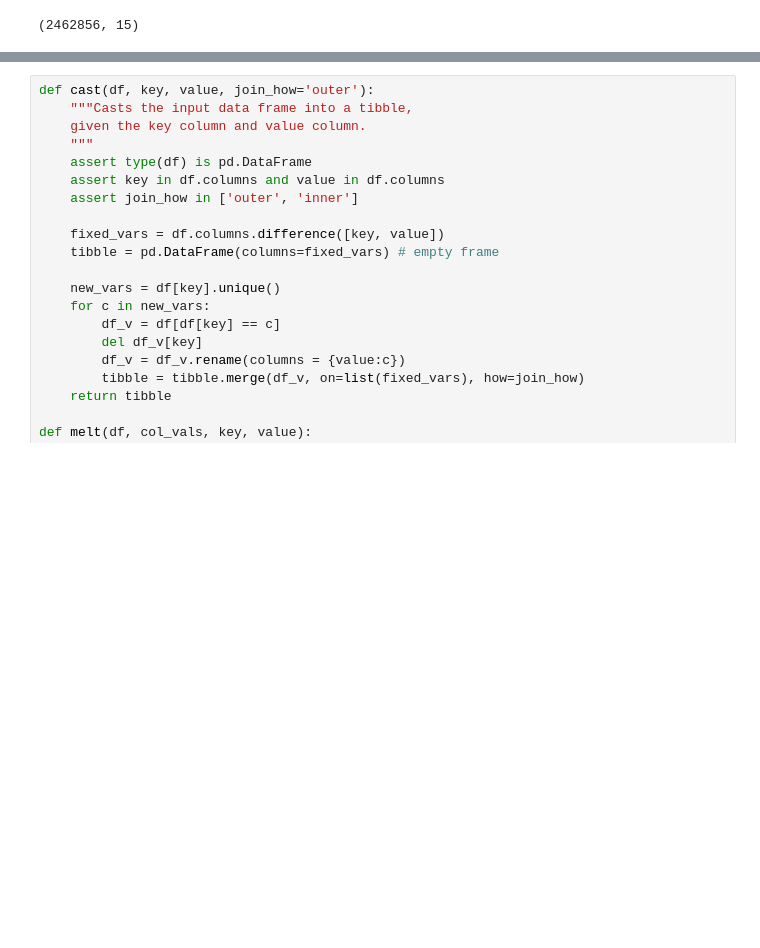
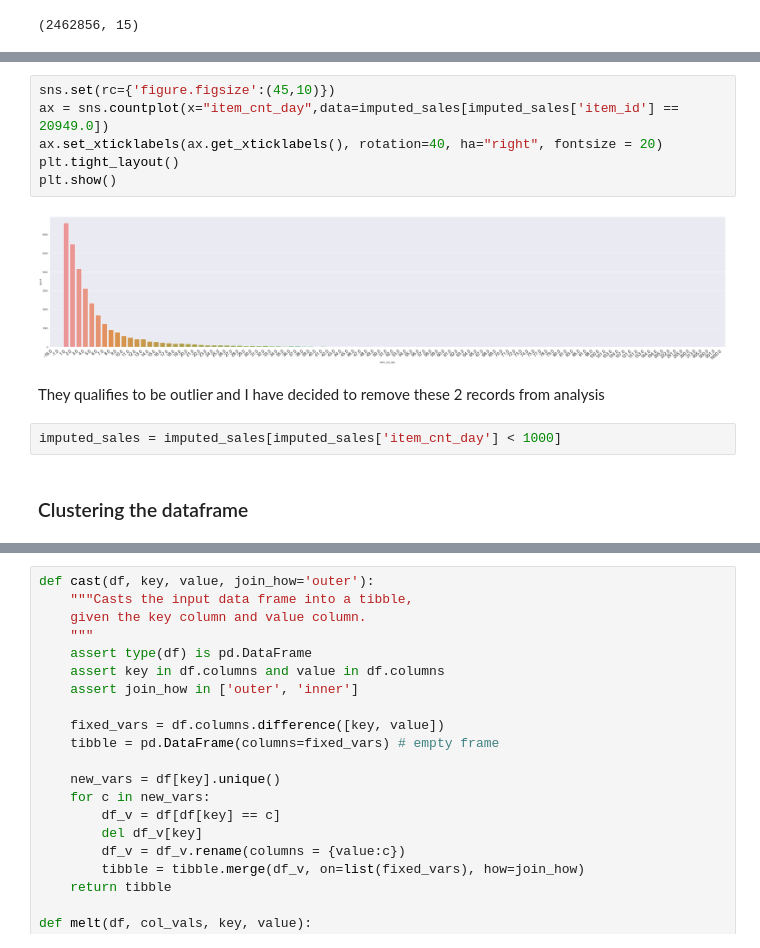
Before and after one commit to HellyJain/PredictFutureSales, a Jupyter notebook: Predict_Future_Sales.ipynb, the cells around one changed output, grey strips where cells are left out. Saved outputs shown, nothing was run; the diff lists cells and outputs as text; blank space fills up the shorter version.

Commit message:
Update clustering

```diff
--- a/Predict_Future_Sales.ipynb
+++ b/Predict_Future_Sales.ipynb
@@ -418,0 +439,14 @@ imputed_sales.shape
+# %%
+sns.set(rc={'figure.figsize':(45,10)})
+ax = sns.countplot(x="item_cnt_day",data=imputed_sales[imputed_sales['item_id'] == 20949.0])
+ax.set_xticklabels(ax.get_xticklabels(), rotation=40, ha="right", fontsize = 20)
+plt.tight_layout()
+plt.show()
+# %% [output]
+[figure, added]
+# %% [markdown]
+They qualifies to be outlier and I have decided to remove these 2 records from analysis
+# %%
+imputed_sales = imputed_sales[imputed_sales['item_cnt_day'] < 1000]
+# %% [markdown]
+### Clustering the dataframe
```
Also changed, not shown: parts of 35 cells of this notebook.
